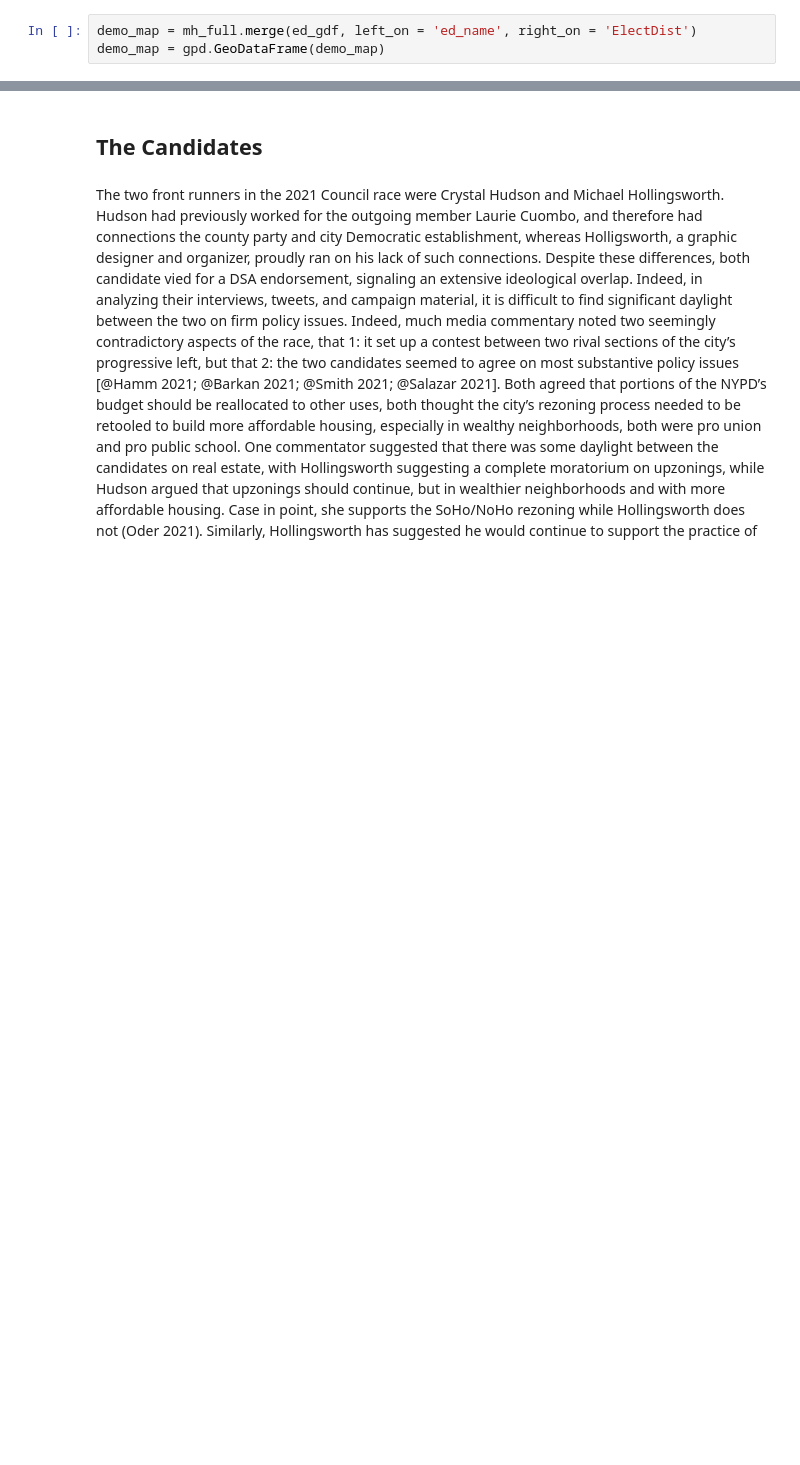
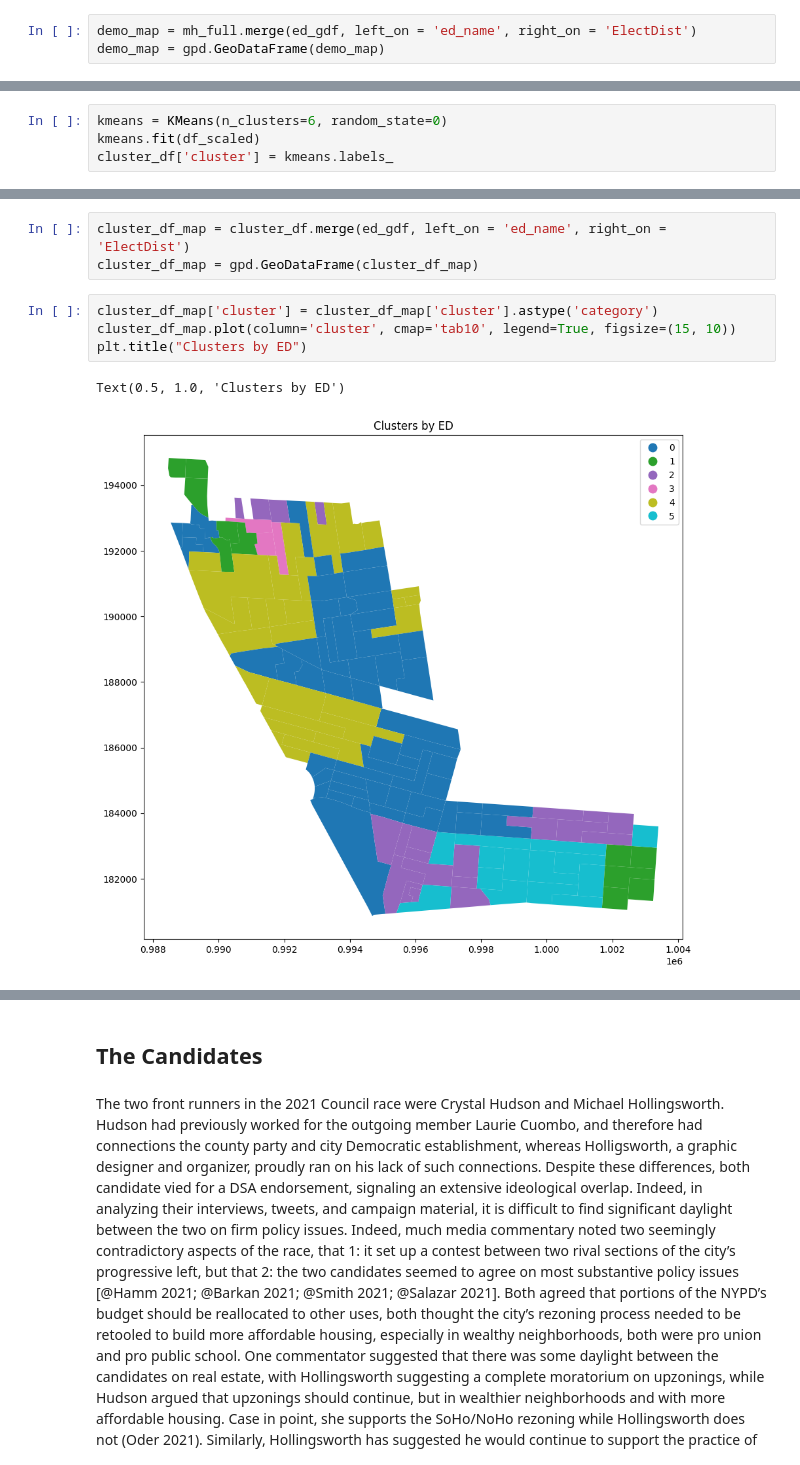
Before and after one commit to SamTGoodson/member_chapters, a Jupyter notebook: notebooks/district_35.ipynb, the cells around one changed output, grey strips where cells are left out. Cells and saved outputs as stored; diff of their text form; blank space fills up the shorter version.

```diff
--- a/notebooks/district_35.ipynb
+++ b/notebooks/district_35.ipynb
@@ -93,0 +128,4 @@ clusters = scale_and_cluster(df,5)
+# %%
+kmeans = KMeans(n_clusters=6, random_state=0)
+kmeans.fit(df_scaled)
+cluster_df['cluster'] = kmeans.labels_
@@ -94,3 +162,13 @@ clusters = scale_and_cluster(df,5)
+# %%
+cluster_df_map = cluster_df.merge(ed_gdf, left_on = 'ed_name', right_on = 'ElectDist')
+cluster_df_map = gpd.GeoDataFrame(cluster_df_map)
+# %%
+cluster_df_map['cluster'] = cluster_df_map['cluster'].astype('category')
+cluster_df_map.plot(column='cluster', cmap='tab10', legend=True, figsize=(15, 10))
+plt.title("Clusters by ED")
+# %% [output]
+Text(0.5, 1.0, 'Clusters by ED')
+[figure, added]
 # %%
 averages = clusters.groupby('cluster')[cols_to_keep].mean().reset_index()
 averages['top_three'] = averages[job_cols].apply(lambda row: row.nlargest(3).index.tolist(), axis=1)
```
Also changed, not shown: parts of 40 cells of this notebook, 11 other files.
